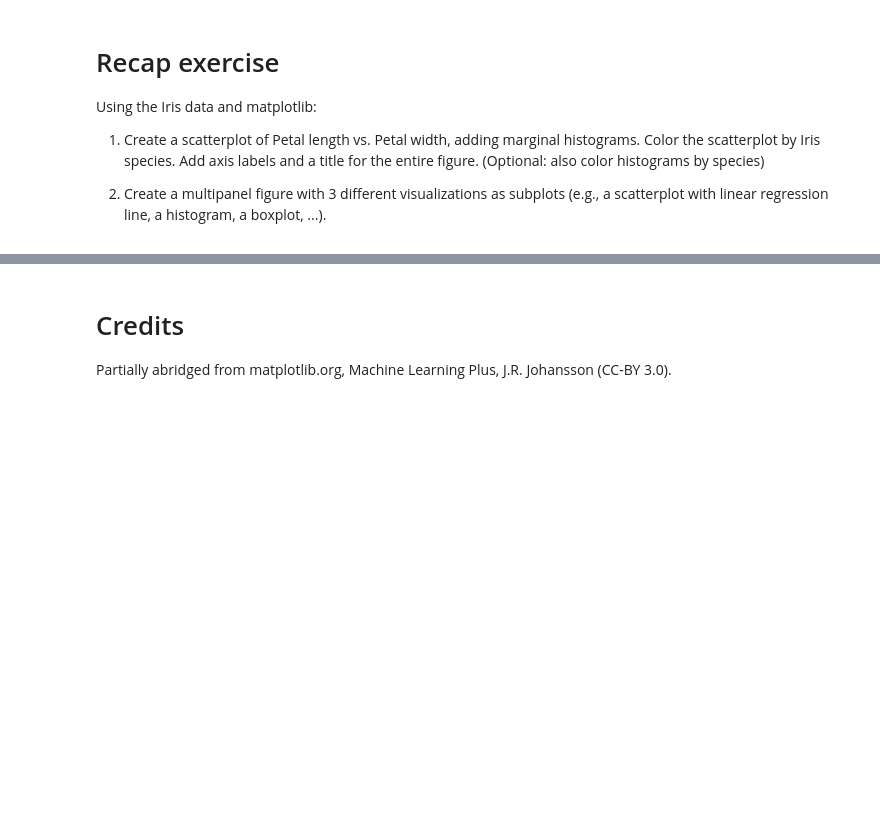
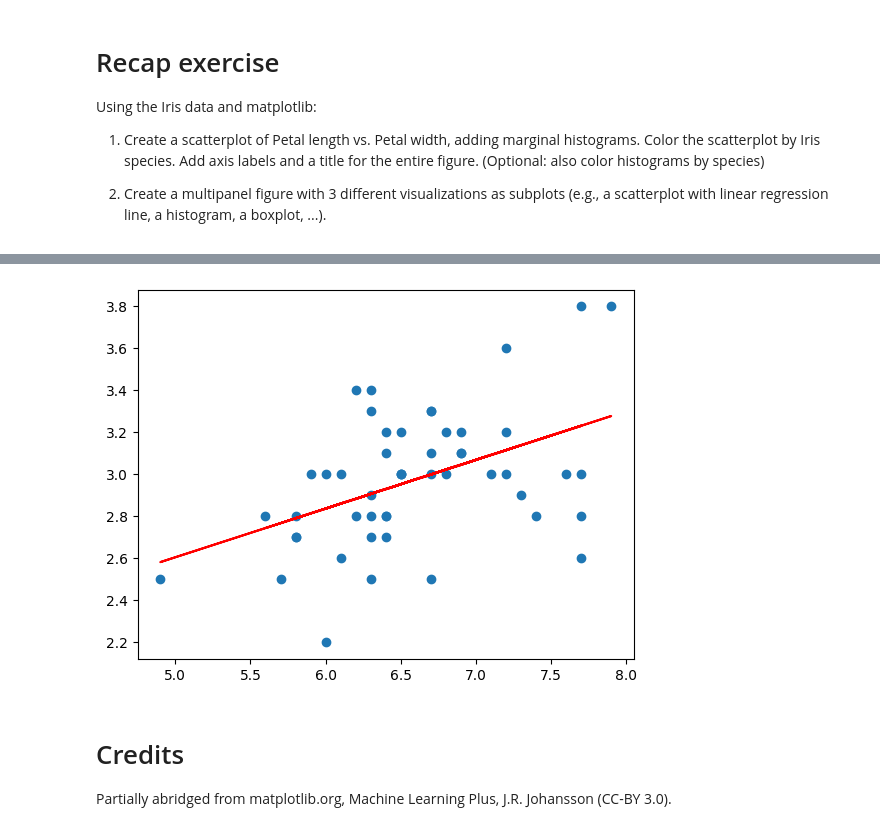
Before and after one commit to najirod02/Dataviz, a Jupyter notebook: lab/Lab05.ipynb, the cells around one changed output, grey strips where cells are left out. Saved outputs shown, nothing was run; the diff lists cells and outputs as text; code cells hidden in the pictures; blank space fills up the shorter version.

```diff
--- a/lab/Lab05.ipynb
+++ b/lab/Lab05.ipynb
@@ -1155,3 +1160,31 @@ plt.show()
+# %%
+# point 2
+#fig, ax = plt.subplots()
+
+# fit a linear regression model
+x = species_lists[2]['Sepal_Length']
+y = species_lists[2]['Sepal_Width']
+model = np.polyfit(x, y, deg=1)
+
+a, b = model # get the model's coefficients
+y_hat = a*x + b
+
+from scipy import stats
+n = len(x)
+t_crit = stats.t.ppf(1 - 0.05/2, n-2) # n-2 degrees of freedom (the model has 2 params)
+t_crit
+
+se = np.sqrt(sum((y-y_hat)**2) / (n-2))
+
+ci = t_crit * se * np.sqrt(1/n + (x - x.mean())**2 / np.sum((x - x.mean())**2))
+ci
+
+plt.scatter(x, y)
+plt.plot(x, y_hat, '-r')
+#plt.fill_between(x, y_hat - ci, y_hat + ci, alpha=0.2, color="gray")
+plt.show()
+# %% [output]
+[figure, added]
 # %% [markdown]
 # Credits
 
```
Also changed, not shown: parts of 1 cell of this notebook.
